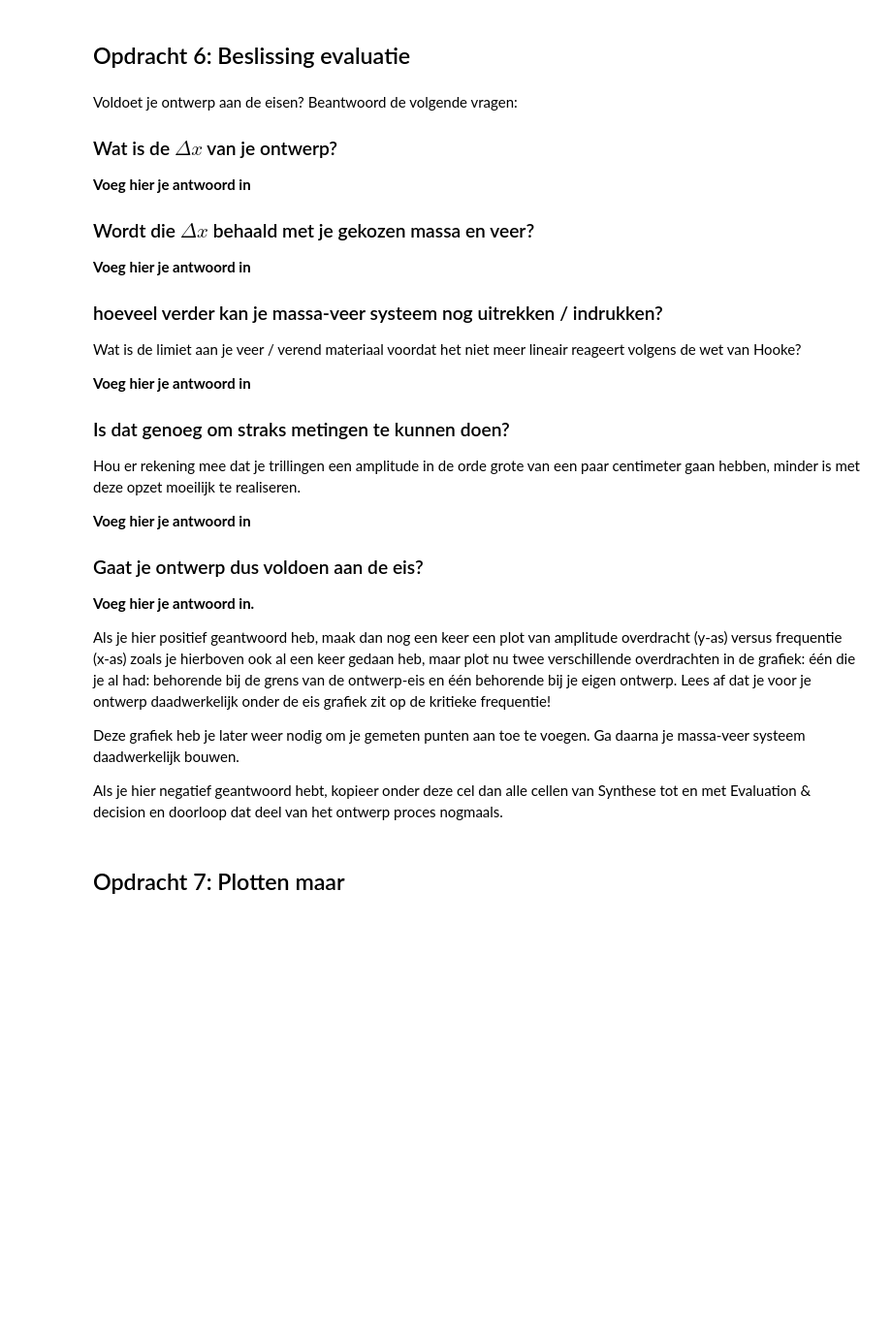
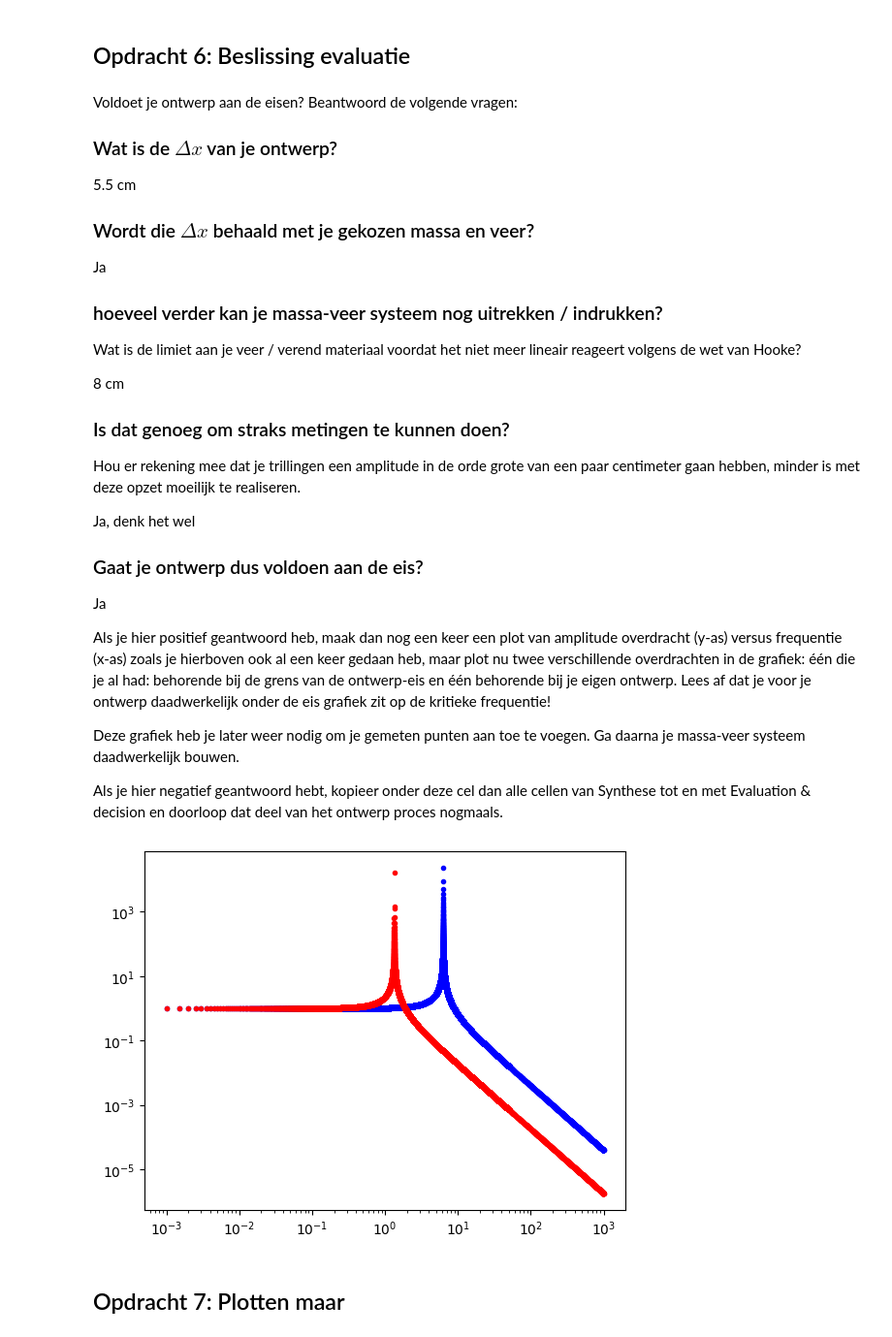
Before and after one commit to SybrenK07/opdrachten-DEF-D, a Jupyter notebook: FysiekeOntwerpopdrachten/5MaakEenOpstellingTrillingsvrij/Ontwerpopdracht5MaakEenOpstellingTrillingsvrijInvulTemplate.ipynb, the cells around one changed output. Shown at 97% size. Saved outputs shown, nothing was run; the diff lists cells and outputs as text; code cells hidden in the pictures; blank space fills up the shorter version.

```diff
--- a/FysiekeOntwerpopdrachten/5MaakEenOpstellingTrillingsvrij/Ontwerpopdracht5MaakEenOpstellingTrillingsvrijInvulTemplate.ipynb
+++ b/FysiekeOntwerpopdrachten/5MaakEenOpstellingTrillingsvrij/Ontwerpopdracht5MaakEenOpstellingTrillingsvrijInvulTemplate.ipynb
@@ -75,25 +128,25 @@ Voldoet je ontwerp aan de eisen? Beantwoord de volgende vragen:
 
 ### Wat is de $\Delta x$ van je ontwerp?
 
-**Voeg hier je antwoord in**
+5.5 cm
 
 ### Wordt die $\Delta x$ behaald met je gekozen massa en veer?
 
-**Voeg hier je antwoord in**
+Ja
 
 ### hoeveel verder kan je massa-veer systeem nog uitrekken / indrukken?
 Wat is de limiet aan je veer / verend materiaal voordat het niet meer lineair reageert volgens de wet van Hooke?
 
-**Voeg hier je antwoord in**
+8 cm
 
 ### Is dat genoeg om straks metingen te kunnen doen?
 Hou er rekening mee dat je trillingen een amplitude in de orde grote van een paar centimeter gaan hebben, minder is met deze opzet moeilijk te realiseren.
 
-**Voeg hier je antwoord in**
+Ja, denk het wel
 
 ### Gaat je ontwerp dus voldoen aan de eis?
 
-**Voeg hier je antwoord in.**
+Ja
 
 Als je hier positief geantwoord heb, maak dan nog een keer een plot van amplitude overdracht (y-as) versus frequentie (x-as) zoals je hierboven ook al een keer gedaan heb, maar plot nu twee verschillende overdrachten in de grafiek: één die je al had: behorende bij de grens van de ontwerp-eis en één behorende bij je eigen ontwerp. Lees af dat je voor je ontwerp daadwerkelijk onder de eis grafiek zit op de kritieke frequentie!
 
@@ -102,6 +155,20 @@ Deze grafiek heb je later weer nodig om je gemeten punten aan toe te voegen. Ga
 Als je hier negatief geantwoord hebt, kopieer onder deze cel dan alle cellen van Synthese tot en met Evaluation & decision en doorloop dat deel van het ontwerp proces nogmaals.
 # %%
 # Voeg hier je plot in.
+
+def ampoverdracht(a,b):
+    return np.abs(1 / (1 - (a**2 / b)))
+
+f_0 = np.append(np.linspace(0.001,50,100000),np.linspace(50,1000,1000))
+
+plt.figure()
+plt.plot(f_0,ampoverdracht(f_0,2 * np.pi * 2.5**2),'b.')
+plt.plot(f_0,ampoverdracht(f_0,9.81/5.5),'r.')
+plt.xscale("log")
+plt.yscale("log")
+plt.show()
+# %% [output]
+[figure, added]
 # %% [markdown]
 ## Opdracht 7: Plotten maar
 # %%
```
Also changed, not shown: parts of 9 cells of this notebook, 6 other files.
